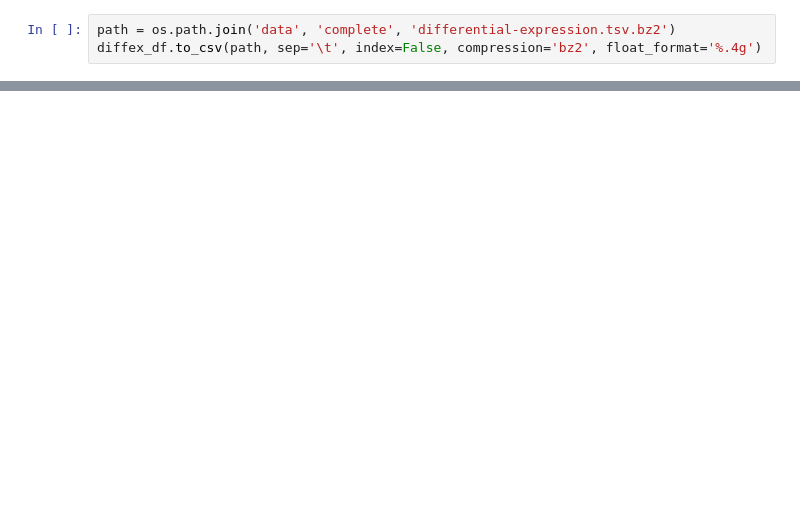
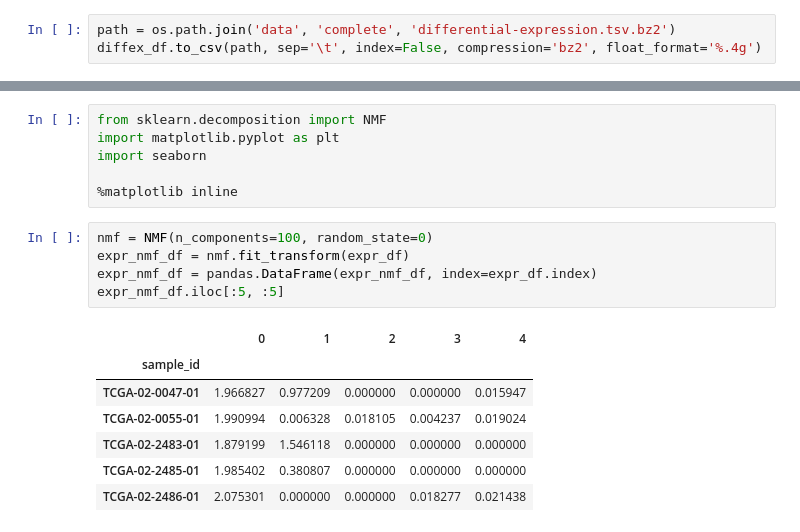
Before and after one commit to cognoma/cancer-data, a Jupyter notebook: 5.differential-expression.ipynb, the cells around one changed output, grey strips where cells are left out. Cells and saved outputs as stored; diff of their text form; blank space fills up the shorter version.

```diff
--- a/5.differential-expression.ipynb
+++ b/5.differential-expression.ipynb
@@ -90,0 +122,19 @@ diffex_df.to_csv(path, sep='\t', index=False, compression='bz2', float_format='%
+# %%
+from sklearn.decomposition import NMF
+import matplotlib.pyplot as plt
+import seaborn
+
+%matplotlib inline
+# %%
+nmf = NMF(n_components=100, random_state=0)
+expr_nmf_df = nmf.fit_transform(expr_df)
+expr_nmf_df = pandas.DataFrame(expr_nmf_df, index=expr_df.index)
+expr_nmf_df.iloc[:5, :5]
+# %% [output]
+|  | 0 | 1 | 2 | 3 | 4 |
+| sample_id |  |  |  |  |  |
+| TCGA-02-0047-01 | 1.966827 | 0.977209 | 0.000000 | 0.000000 | 0.015947 |
+| TCGA-02-0055-01 | 1.990994 | 0.006328 | 0.018105 | 0.004237 | 0.019024 |
+| TCGA-02-2483-01 | 1.879199 | 1.546118 | 0.000000 | 0.000000 | 0.000000 |
+| TCGA-02-2485-01 | 1.985402 | 0.380807 | 0.000000 | 0.000000 | 0.000000 |
+| TCGA-02-2486-01 | 2.075301 | 0.000000 | 0.000000 | 0.018277 | 0.021438 |
```
Also changed, not shown: parts of 6 cells of this notebook, 1 other file.
